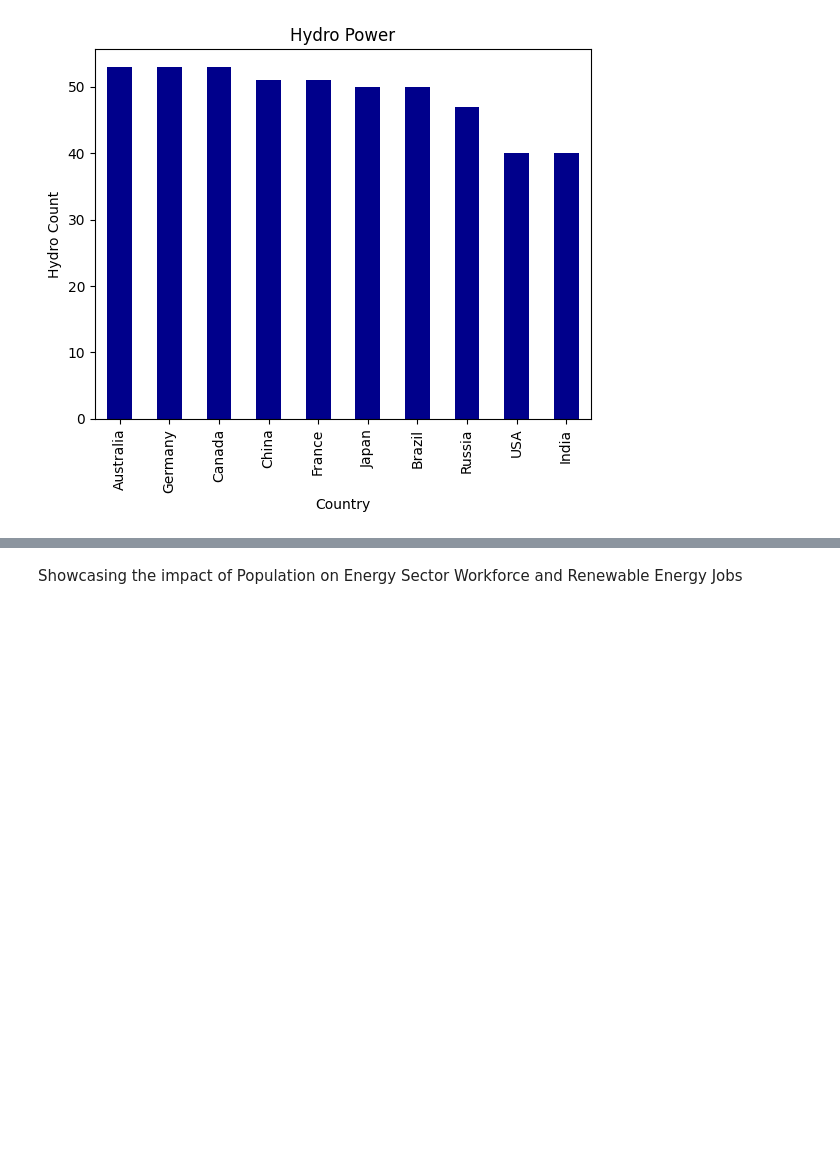
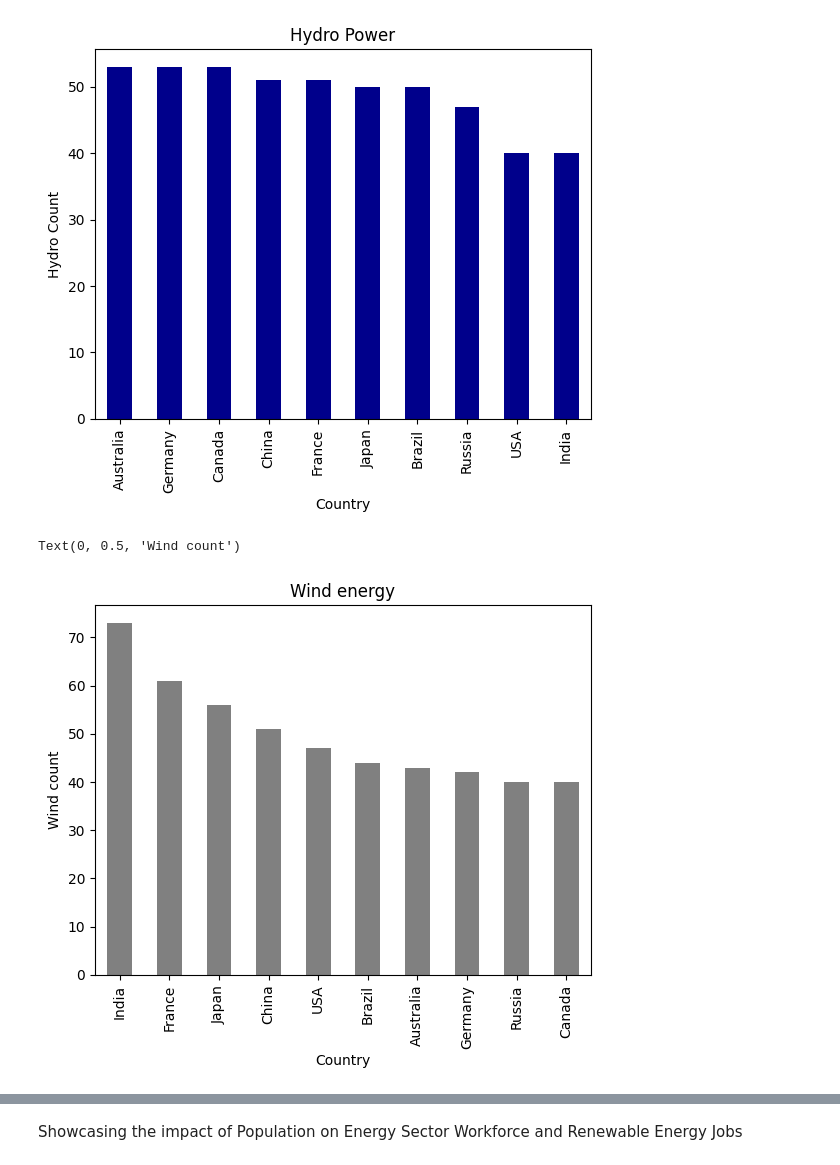
Before and after one commit to Krishna13M/Analyzing-Renewable-Energy-Data-, a Jupyter notebook: Renewable Energy Project.ipynb, the cells around one changed output, grey strips where cells are left out. Saved outputs shown, nothing was run; the diff lists cells and outputs as text; code cells hidden in the pictures; blank space fills up the shorter version.

```diff
--- a/Renewable Energy Project.ipynb
+++ b/Renewable Energy Project.ipynb
@@ -121,3 +122,10 @@ Australia
 Germany
 Canada
 [figure]
+# %%
+renergy[renergy['Energy Type']=='Wind']['Country'].value_counts().plot(kind='bar',color='grey')
+plt.title('Wind energy')
+plt.ylabel('Wind count')
+# %% [output]
+Text(0, 0.5, 'Wind count')
+[figure, added]
```
Also changed, not shown: parts of 11 cells of this notebook.
